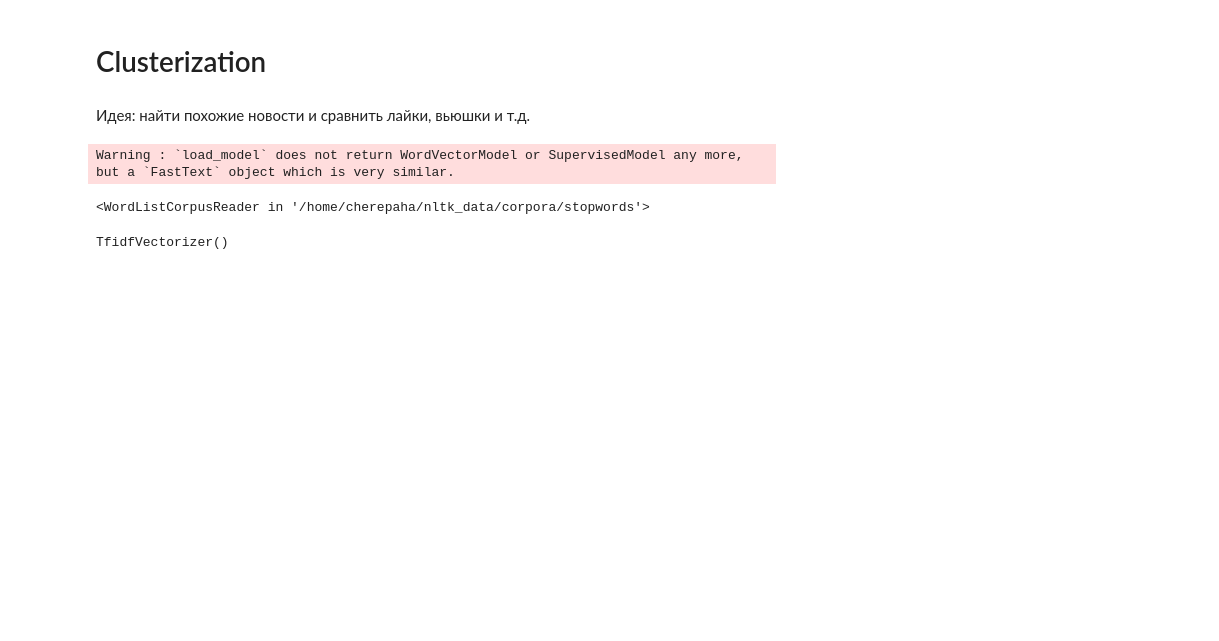
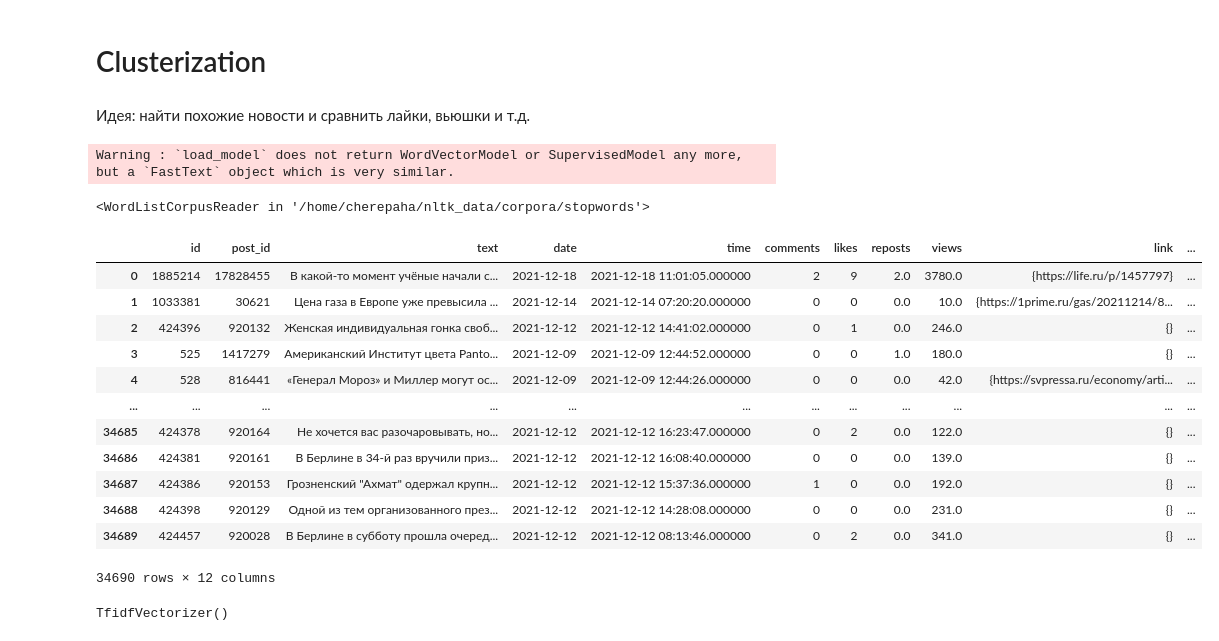
Before and after one commit to MADE-realtime/realtime_news, a Jupyter notebook: EDA/VkTgVis.ipynb, the cells around one changed output. Saved outputs shown, nothing was run; the diff lists cells and outputs as text; code cells hidden in the pictures; blank space fills up the shorter version.

```diff
--- a/EDA/VkTgVis.ipynb
+++ b/EDA/VkTgVis.ipynb
@@ -158,4 +158,20 @@ def prepare_text(text):
     text = re.sub(r'\n', ' ', text)
     text = re.sub(r'\s+', ' ', text)
     return text
+# %%
+news
+# %% [output]
+|  | id | post_id | text | date | time | comments | likes | reposts | views | link | ... |
+| 0 | 1885214 | 17828455 | В какой-то момент учёные начали с... | 2021-12-18 | 2021-12-18 11:01:05.000000 | 2 | 9 | 2.0 | 3780.0 | {https://life.ru/p/1457797} | ... |
+| 1 | 1033381 | 30621 | Цена газа в Европе уже превысила ... | 2021-12-14 | 2021-12-14 07:20:20.000000 | 0 | 0 | 0.0 | 10.0 | {https://1prime.ru/gas/20211214/8... | ... |
+| 2 | 424396 | 920132 | Женская индивидуальная гонка своб... | 2021-12-12 | 2021-12-12 14:41:02.000000 | 0 | 1 | 0.0 | 246.0 | {} | ... |
+| 3 | 525 | 1417279 | Американский Институт цвета Panto... | 2021-12-09 | 2021-12-09 12:44:52.000000 | 0 | 0 | 1.0 | 180.0 | {} | ... |
+| 4 | 528 | 816441 | «Генерал Мороз» и Миллер могут ос... | 2021-12-09 | 2021-12-09 12:44:26.000000 | 0 | 0 | 0.0 | 42.0 | {https://svpressa.ru/economy/arti... | ... |
+| ... | ... | ... | ... | ... | ... | ... | ... | ... | ... | ... | ... |
+| 34685 | 424378 | 920164 | Не хочется вас разочаровывать, но... | 2021-12-12 | 2021-12-12 16:23:47.000000 | 0 | 2 | 0.0 | 122.0 | {} | ... |
+| 34686 | 424381 | 920161 | В Берлине в 34-й раз вручили приз... | 2021-12-12 | 2021-12-12 16:08:40.000000 | 0 | 0 | 0.0 | 139.0 | {} | ... |
+| 34687 | 424386 | 920153 | Грозненский "Ахмат" одержал крупн... | 2021-12-12 | 2021-12-12 15:37:36.000000 | 1 | 0 | 0.0 | 192.0 | {} | ... |
+| 34688 | 424398 | 920129 | Одной из тем организованного през... | 2021-12-12 | 2021-12-12 14:28:08.000000 | 0 | 0 | 0.0 | 231.0 | {} | ... |
+| 34689 | 424457 | 920028 | В Берлине в субботу прошла очеред... | 2021-12-12 | 2021-12-12 08:13:46.000000 | 0 | 2 | 0.0 | 341.0 | {} | ... |
+34690 rows × 12 columns
 # %%
```
Also changed, not shown: parts of 11 cells of this notebook.
